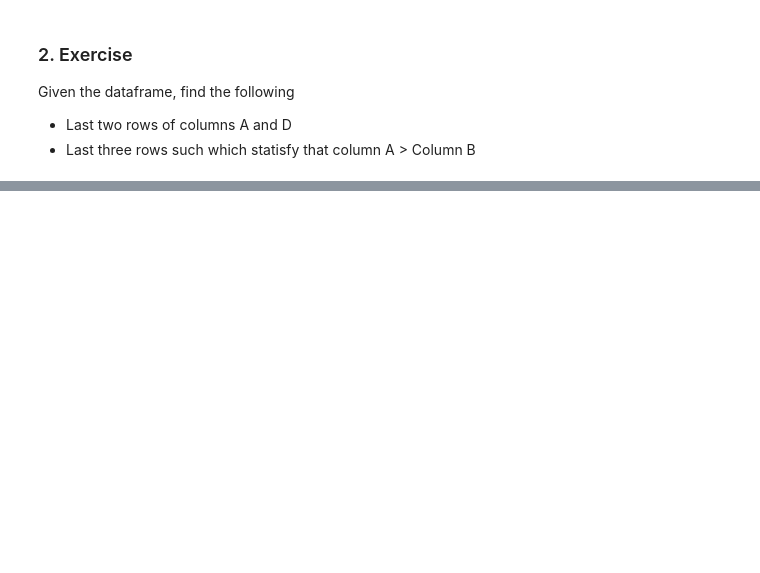
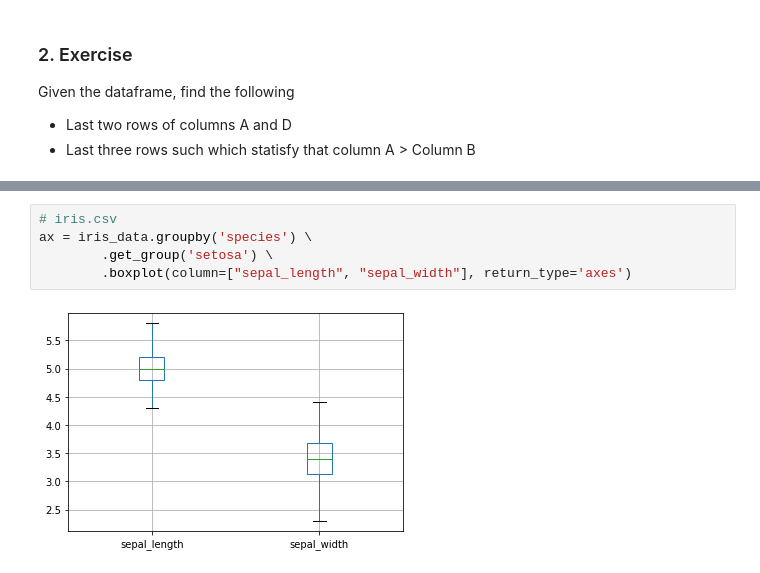
Before and after one commit to angelacpd/Scientific_Python, a Jupyter notebook: Lecture_6.ipynb, the cells around one changed output, grey strips where cells are left out. Drawn from its saved outputs; the diff is of its cells as text; blank space fills up the shorter version.

```diff
--- a/Lecture_6.ipynb
+++ b/Lecture_6.ipynb
@@ -796,0 +1089,7 @@ df.loc[df['A'] > df['B'], :].iloc[-3:]
+# %%
+# iris.csv
+ax = iris_data.groupby('species') \
+        .get_group('setosa') \
+        .boxplot(column=["sepal_length", "sepal_width"], return_type='axes')
+# %% [output]
+[figure, added]
```
Also changed, not shown: parts of 66 cells of this notebook.
